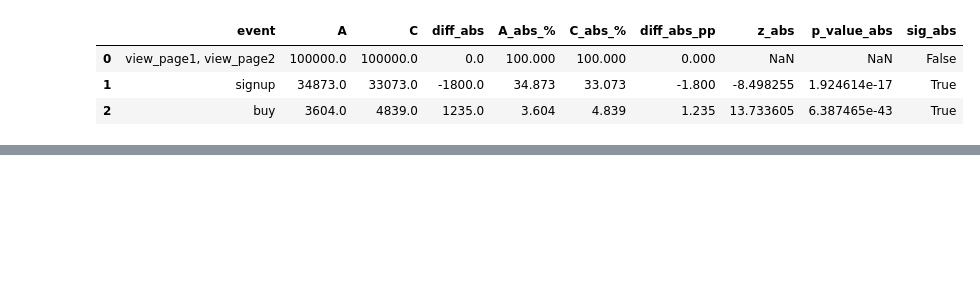
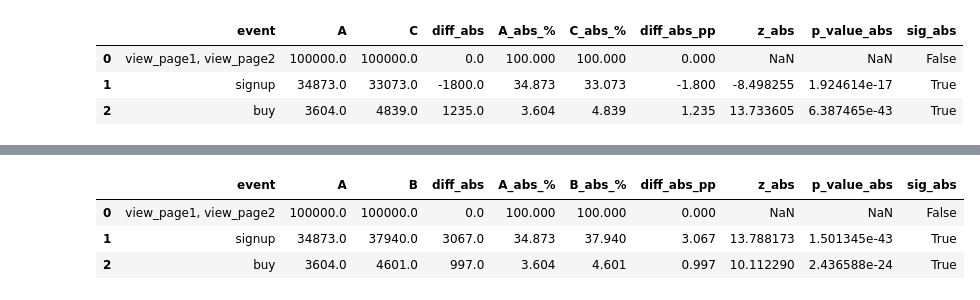
Before and after one commit to wellbel123/abc_exp_toolkit, a Jupyter notebook: examples.ipynb, the cells around one changed output, grey strips where cells are left out. Drawn from its saved outputs; the diff is of its cells as text; code cells hidden in the pictures; blank space fills up the shorter version.

```diff
--- a/examples.ipynb
+++ b/examples.ipynb
@@ -171,0 +186,13 @@ tk.compute_step_stats(funnel_df, groups=['A', 'C'],
+# %%
+tk.compute_step_stats(funnel_df, groups=['A', 'B'],
+                         absolute = True,
+                         relative=False,
+                         hypothesis='one-sided',
+                         correction='bonferroni',
+                         m_tests = 3,
+                         delta0=0.001)
+# %% [output]
+|  | event | A | B | diff_abs | A_abs_% | B_abs_% | diff_abs_pp | z_abs | p_value_abs | sig_abs |
+| 0 | view_page1, view_page2 | 100000.0 | 100000.0 | 0.0 | 100.000 | 100.000 | 0.000 | NaN | NaN | False |
+| 1 | signup | 34873.0 | 37940.0 | 3067.0 | 34.873 | 37.940 | 3.067 | 13.788173 | 1.501345e-43 | True |
+| 2 | buy | 3604.0 | 4601.0 | 997.0 | 3.604 | 4.601 | 0.997 | 10.112290 | 2.436588e-24 | True |
```
Also changed, not shown: parts of 1 cell of this notebook.
